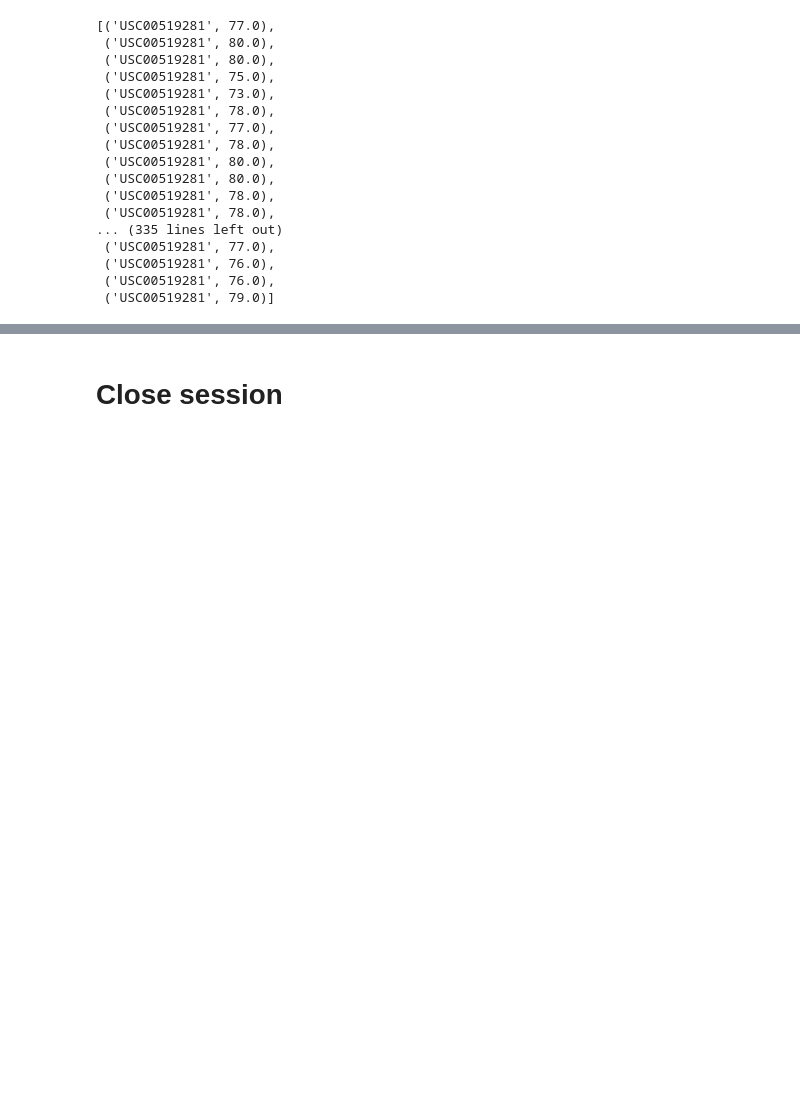
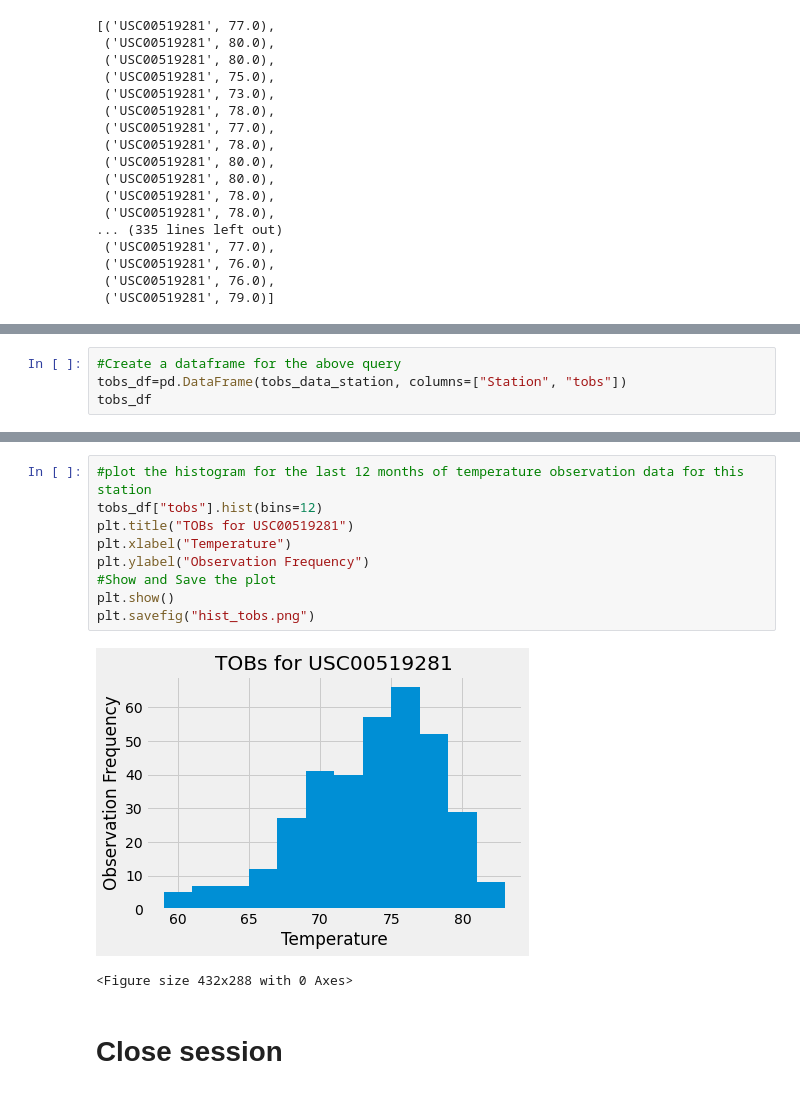
Before and after one commit to Mathi2702/sqlalchemy-challenge, a Jupyter notebook: SurfsUp/climate_starter.ipynb, the cells around one changed output, grey strips where cells are left out. Saved outputs shown, nothing was run; the diff lists cells and outputs as text; blank space fills up the shorter version.

```diff
--- a/SurfsUp/climate_starter.ipynb
+++ b/SurfsUp/climate_starter.ipynb
@@ -209,0 +206,4 @@ tobs_data_station
+# %%
+#Create a dataframe for the above query
+tobs_df=pd.DataFrame(tobs_data_station, columns=["Station", "tobs"])
+tobs_df
@@ -210,3 +224,15 @@ tobs_data_station
+# %%
+#plot the histogram for the last 12 months of temperature observation data for this station
+tobs_df["tobs"].hist(bins=12)
+plt.title("TOBs for USC00519281")
+plt.xlabel("Temperature")
+plt.ylabel("Observation Frequency")
+#Show and Save the plot
+plt.show()
+plt.savefig("hist_tobs.png")
+# %% [output]
+[figure, added]
+<Figure size 432x288 with 0 Axes>
 # %% [markdown]
 # Close session
 # %%
```
Also changed, not shown: parts of 5 cells of this notebook, 2 other files.
